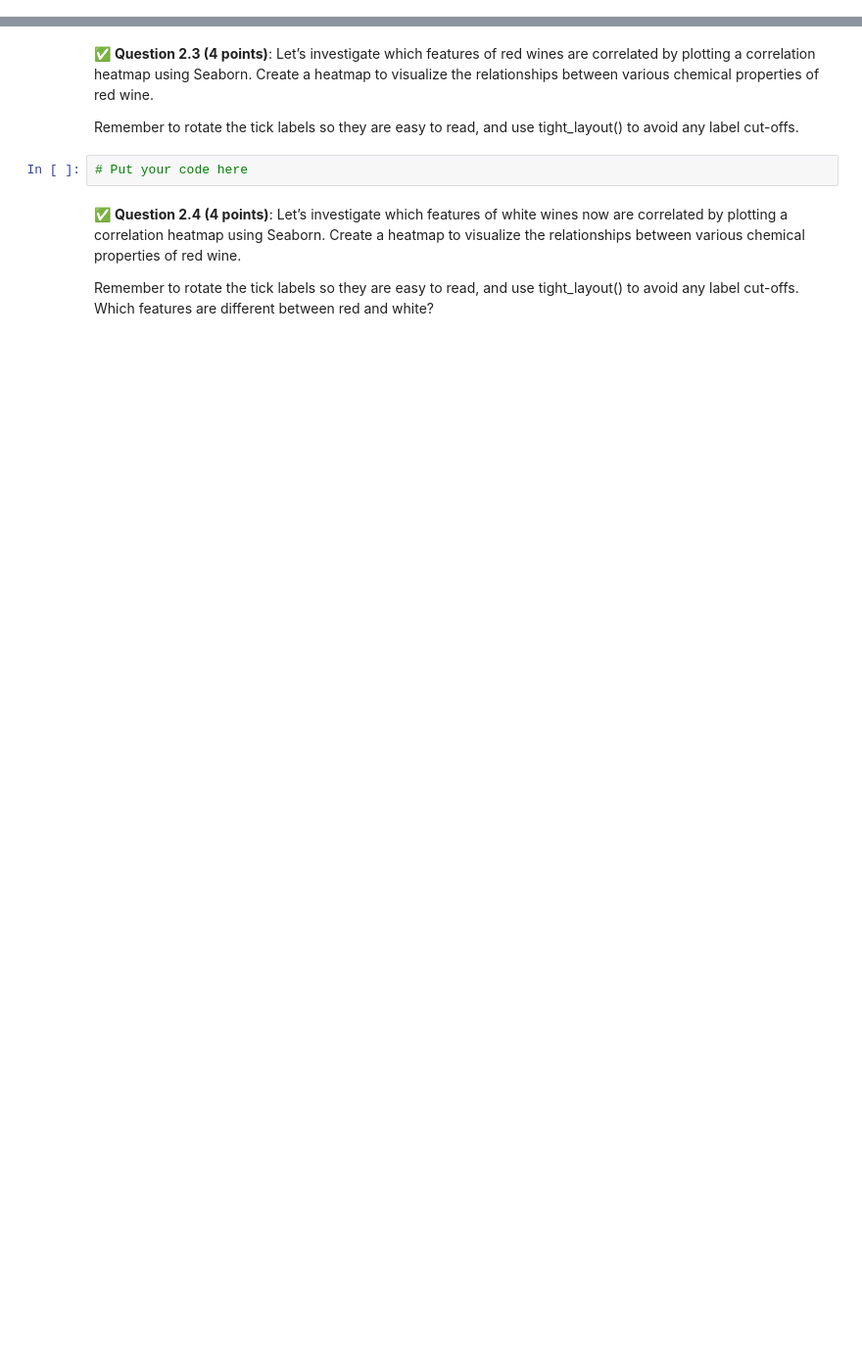
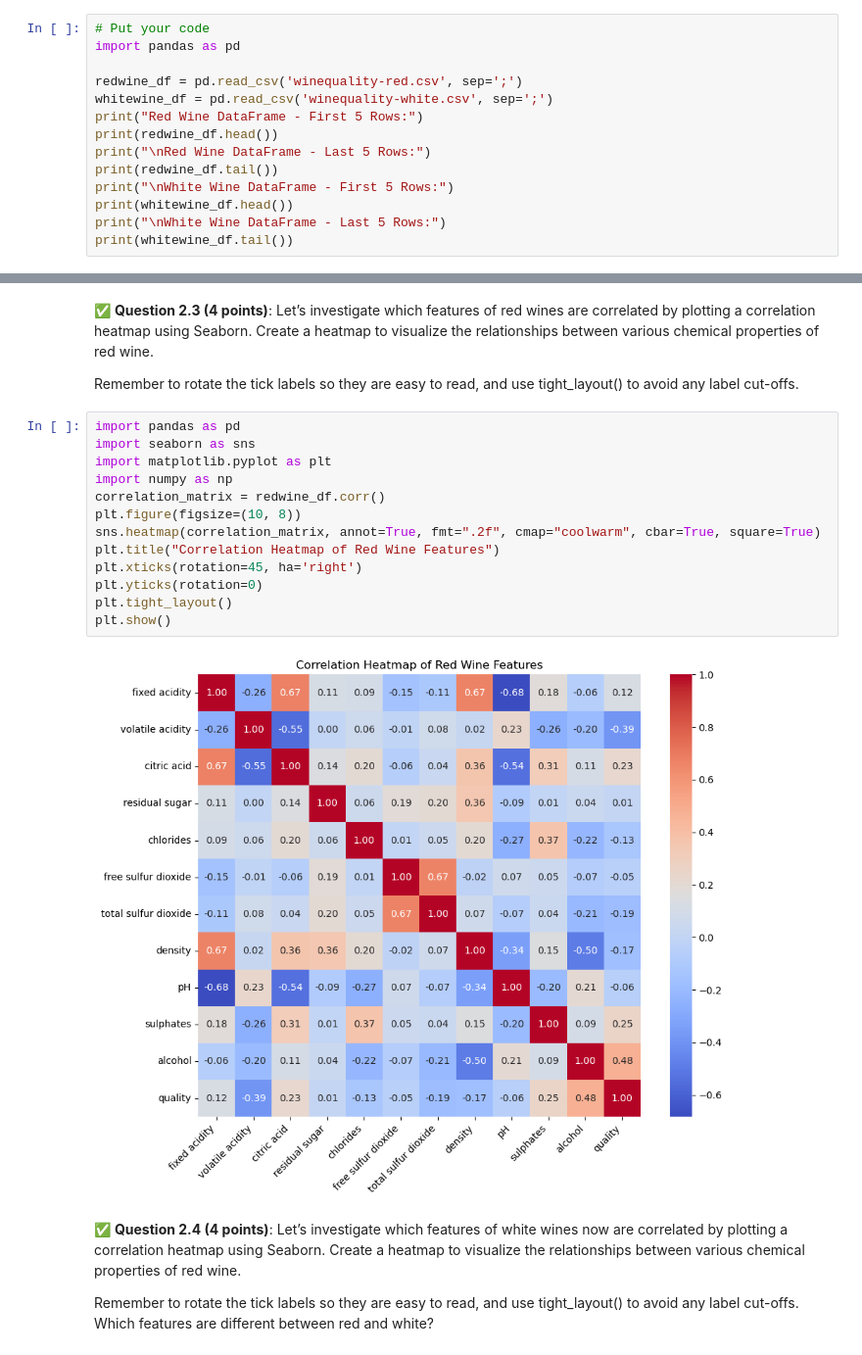
Before and after one commit to VarunSUK/CMSE202-f24-turnin, a Jupyter notebook: hw-03/HW-03_Regression-STUDENT.ipynb, the cells around one changed output, grey strips where cells are left out. Shown: that part at 98% size. Drawn from its saved outputs; the diff is of its cells as text; blank space fills up the shorter version.

```diff
--- a/hw-03/HW-03_Regression-STUDENT.ipynb
+++ b/hw-03/HW-03_Regression-STUDENT.ipynb
@@ -73,0 +78,14 @@ https://archive.ics.uci.edu/ml/machine-learning-databases/wine-quality/winequali
+# %%
+# Put your code
+import pandas as pd
+
+redwine_df = pd.read_csv('winequality-red.csv', sep=';')
+whitewine_df = pd.read_csv('winequality-white.csv', sep=';')
+print("Red Wine DataFrame - First 5 Rows:")
+print(redwine_df.head())
+print("\nRed Wine DataFrame - Last 5 Rows:")
+print(redwine_df.tail())
+print("\nWhite Wine DataFrame - First 5 Rows:")
+print(whitewine_df.head())
+print("\nWhite Wine DataFrame - Last 5 Rows:")
+print(whitewine_df.tail())
@@ -75,8 +111,21 @@ https://archive.ics.uci.edu/ml/machine-learning-databases/wine-quality/winequali
 &#9989;  **Question 2.3 (4 points)**: Let’s investigate which features of red wines are correlated by plotting a correlation heatmap using Seaborn. Create a heatmap to visualize the relationships between various chemical properties of red wine.
 
 Remember to rotate the tick labels so they are easy to read, and use tight_layout() to avoid any label cut-offs.
-# %%
-# Put your code here
+# %%
+import pandas as pd
+import seaborn as sns
+import matplotlib.pyplot as plt
+import numpy as np
+correlation_matrix = redwine_df.corr()
+plt.figure(figsize=(10, 8))
+sns.heatmap(correlation_matrix, annot=True, fmt=".2f", cmap="coolwarm", cbar=True, square=True)
+plt.title("Correlation Heatmap of Red Wine Features")
+plt.xticks(rotation=45, ha='right')
+plt.yticks(rotation=0)
+plt.tight_layout()
+plt.show()
+# %% [output]
+[figure, added]
 # %% [markdown]
 &#9989;  **Question 2.4 (4 points)**: Let’s investigate which features of white wines now are correlated by plotting a correlation heatmap using Seaborn. Create a heatmap to visualize the relationships between various chemical properties of red wine.
 
```
Also changed, not shown: parts of 37 cells of this notebook.
